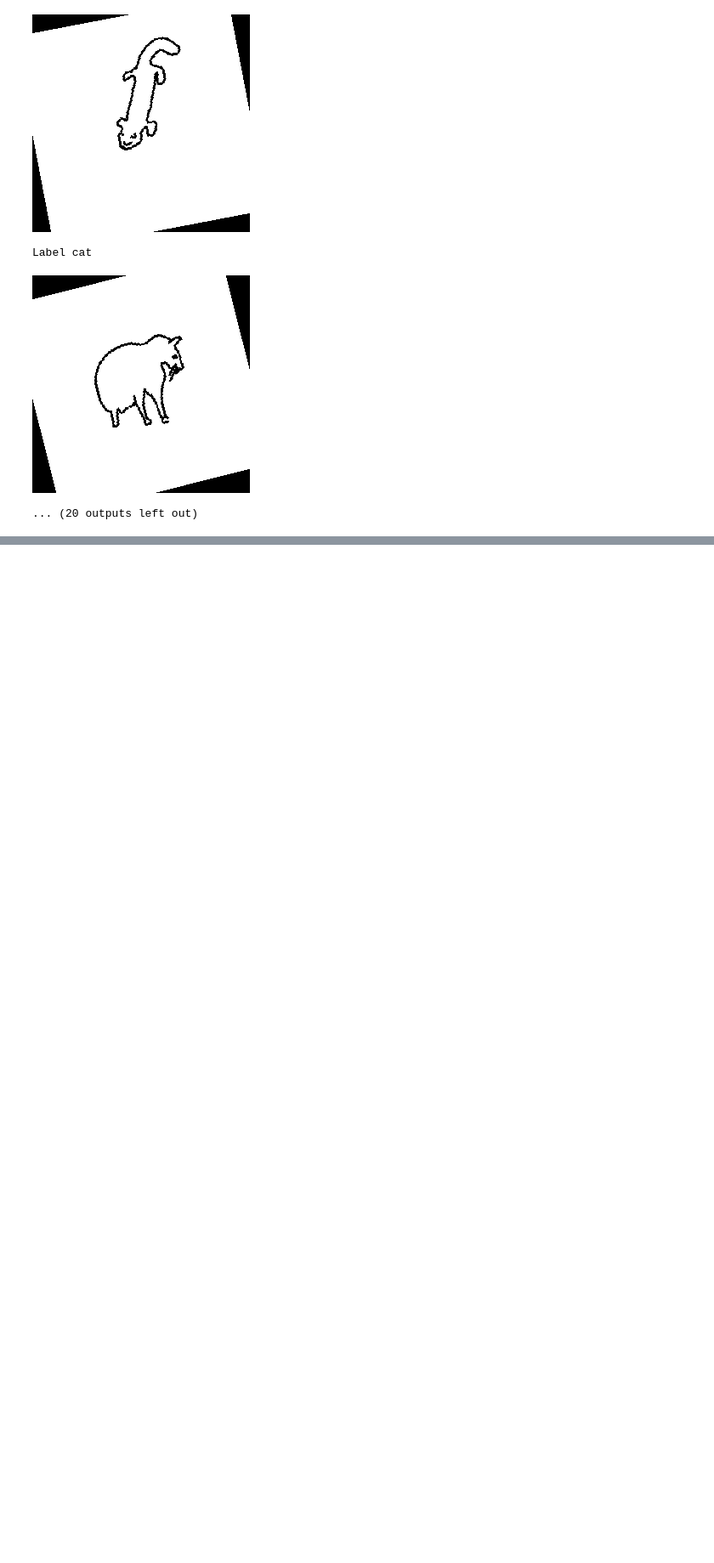
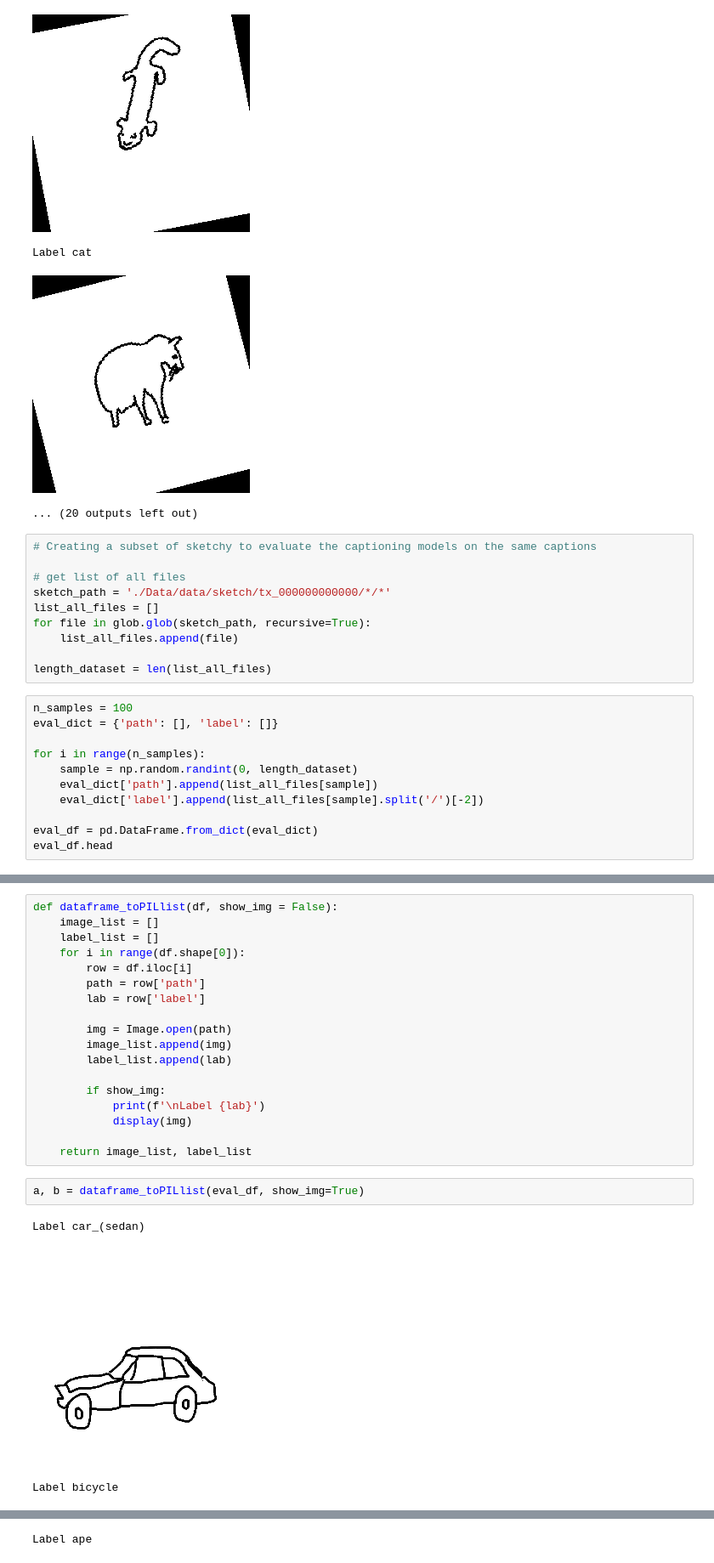
Before and after one commit to VictorBbt/SketchToReality, a Jupyter notebook: data_viusalization.ipynb, the cells around one changed output, grey strips where cells are left out. Shown at 85% size. Cells and saved outputs as stored; diff of their text form; blank space fills up the shorter version.

```diff
--- a/data_viusalization.ipynb
+++ b/data_viusalization.ipynb
@@ -260,3 +259,24 @@ Label crocodilian
 Label cat
 [figure]
 ... (20 outputs left out)
+# %%
+# Creating a subset of sketchy to evaluate the captioning models on the same captions
+
+# get list of all files
+sketch_path = './Data/data/sketch/tx_000000000000/*/*'
+list_all_files = []
+for file in glob.glob(sketch_path, recursive=True):
+    list_all_files.append(file)
+
+length_dataset = len(list_all_files)
+# %%
+n_samples = 100
+eval_dict = {'path': [], 'label': []}
+
+for i in range(n_samples):
+    sample = np.random.randint(0, length_dataset)
+    eval_dict['path'].append(list_all_files[sample])
+    eval_dict['label'].append(list_all_files[sample].split('/')[-2])
+
+eval_df = pd.DataFrame.from_dict(eval_dict)
+eval_df.head
@@ -262,0 +298,24 @@ Label cat
+# %%
+def dataframe_toPILlist(df, show_img = False):
+    image_list = []
+    label_list = []
+    for i in range(df.shape[0]):
+        row = df.iloc[i]
+        path = row['path']
+        lab = row['label']
+
+        img = Image.open(path)
+        image_list.append(img)
+        label_list.append(lab)
+
+        if show_img:
+            print(f'\nLabel {lab}')
+            display(img)
+
+    return image_list, label_list
+# %%
+a, b = dataframe_toPILlist(eval_df, show_img=True)
+# %% [output]
+Label car_(sedan)
+[figure, added]
+Label bicycle
@@ -262,0 +323 @@ Label cat
+Label ape
```
Also changed, not shown: parts of 6 cells of this notebook, 2 other files.
